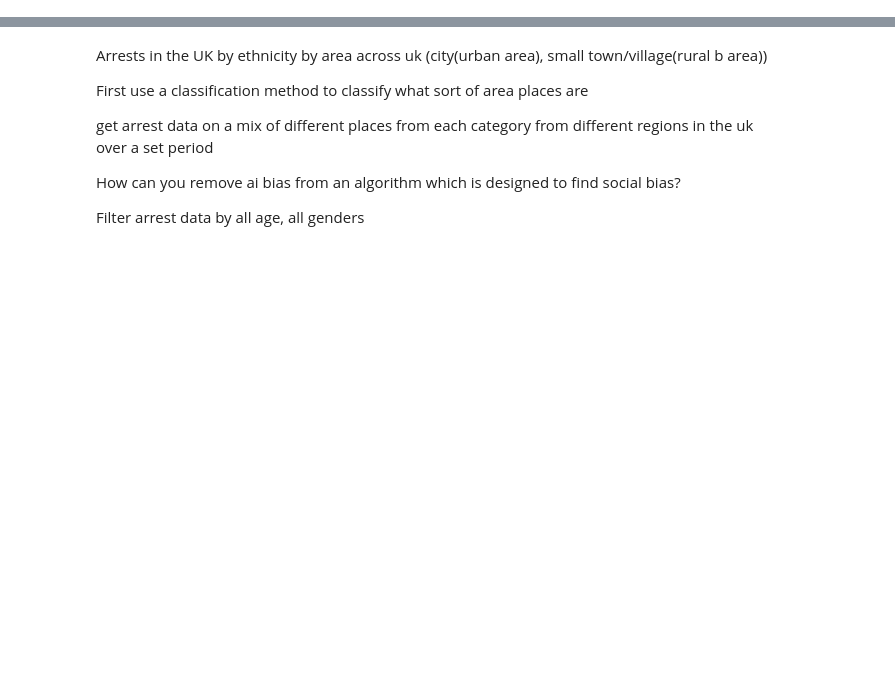
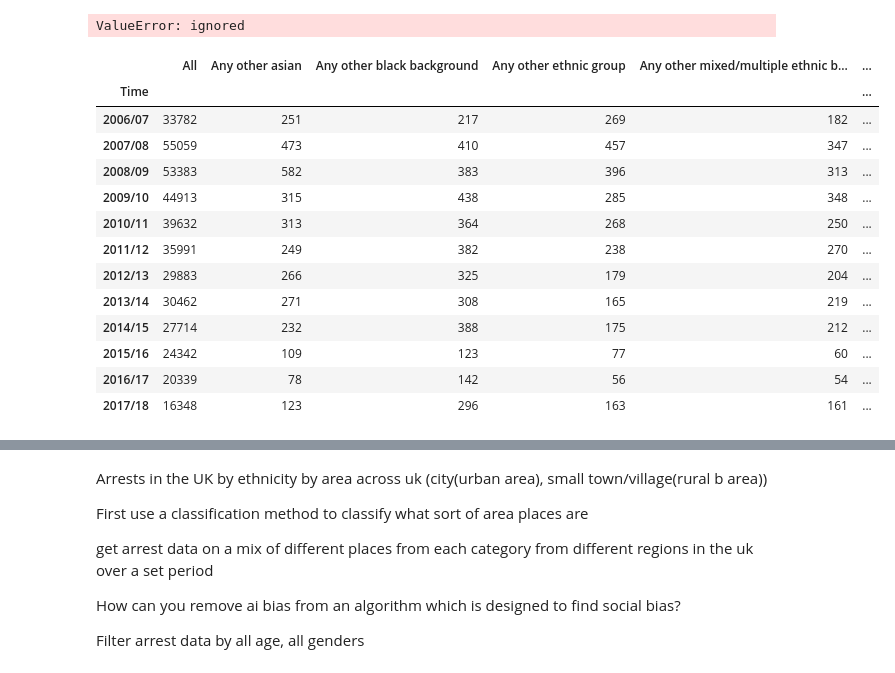
Before and after one commit to ab17254/ce888, a Jupyter notebook: Assignment/preprocessing_assignment1.ipynb, the cells around one changed output, grey strips where cells are left out. Cells and saved outputs as stored; diff of their text form; code cells hidden in the pictures; blank space fills up the shorter version.

```diff
--- a/Assignment/preprocessing_assignment1.ipynb
+++ b/Assignment/preprocessing_assignment1.ipynb
@@ -55,0 +25,25 @@ merge_df.to_csv('output_test.csv')
+# %%
+arrest_df_all = clean_data('All', arrest_df)
+arrest_df_london = clean_data('London, City of', arrest_df)
+# arrest_df_suffolk = clean_data('Suffolk', arrest_df)
+arrest_df_manchester = clean_data('Greater Manchester', arrest_df)
+arrest_df_essex = clean_data('Essex', arrest_df)
+# %% [output]
+ValueError: ignored
+# %%
+arrest_df_essex
+# %% [output]
+|  | All | Any other asian | Any other black background | Any other ethnic group | Any other mixed/multiple ethnic b... | ... |
+| Time |  |  |  |  |  | ... |
+| 2006/07 | 33782 | 251 | 217 | 269 | 182 | ... |
+| 2007/08 | 55059 | 473 | 410 | 457 | 347 | ... |
+| 2008/09 | 53383 | 582 | 383 | 396 | 313 | ... |
+| 2009/10 | 44913 | 315 | 438 | 285 | 348 | ... |
+| 2010/11 | 39632 | 313 | 364 | 268 | 250 | ... |
+| 2011/12 | 35991 | 249 | 382 | 238 | 270 | ... |
+| 2012/13 | 29883 | 266 | 325 | 179 | 204 | ... |
+| 2013/14 | 30462 | 271 | 308 | 165 | 219 | ... |
+| 2014/15 | 27714 | 232 | 388 | 175 | 212 | ... |
+| 2015/16 | 24342 | 109 | 123 | 77 | 60 | ... |
+| 2016/17 | 20339 | 78 | 142 | 56 | 54 | ... |
+| 2017/18 | 16348 | 123 | 296 | 163 | 161 | ... |
```
Also changed, not shown: parts of 9 cells of this notebook.
